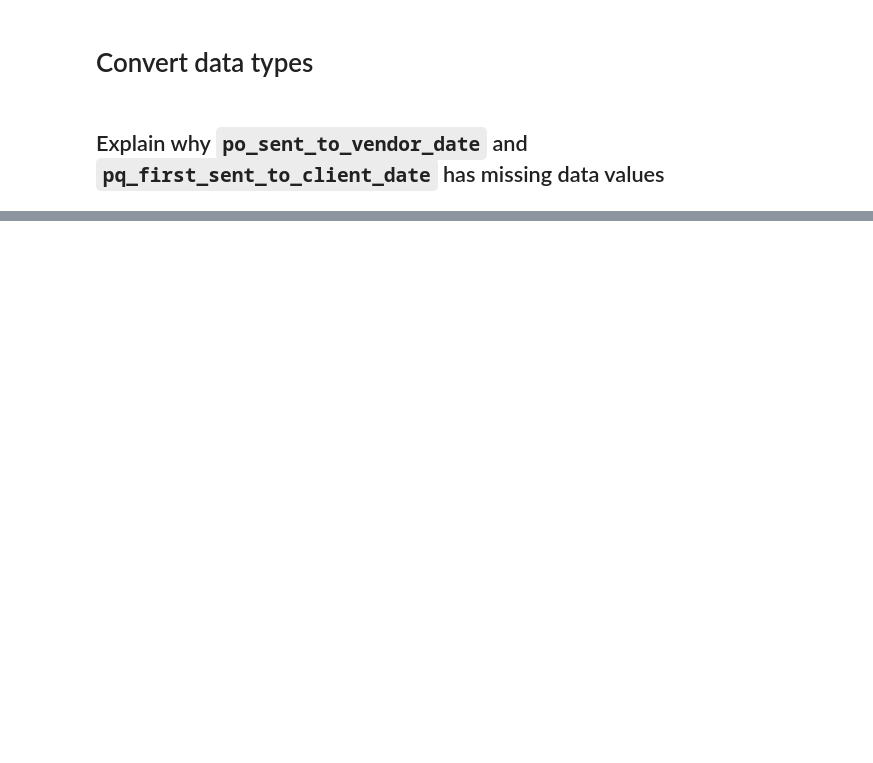
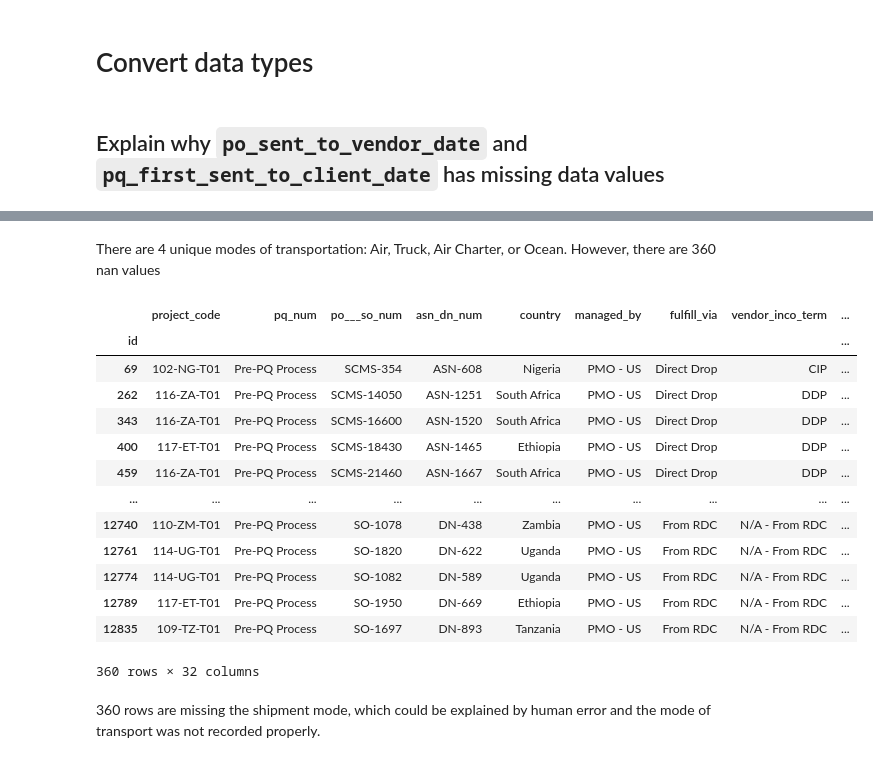
Before and after one commit to chriztopherton/DATA240, a Jupyter notebook: notebooks/BT_EDA.ipynb, the cells around one changed output, grey strips where cells are left out. Cells and saved outputs as stored; diff of their text form; code cells hidden in the pictures; blank space fills up the shorter version.

```diff
--- a/notebooks/BT_EDA.ipynb
+++ b/notebooks/BT_EDA.ipynb
@@ -188,0 +579,21 @@ Followed following EDA tutorial on Kaggle https://www.kaggle.com/code/sumeet07/s
+# %% [markdown]
+There are 4 unique modes of transportation: Air, Truck, Air Charter, or Ocean. However, there are 360 nan values
+# %%
+data[data['shipment_mode'].isnull()]
+# %% [output]
+|  | project_code | pq_num | po___so_num | asn_dn_num | country | managed_by | fulfill_via | vendor_inco_term | ... |
+| id |  |  |  |  |  |  |  |  | ... |
+| 69 | 102-NG-T01 | Pre-PQ Process | SCMS-354 | ASN-608 | Nigeria | PMO - US | Direct Drop | CIP | ... |
+| 262 | 116-ZA-T01 | Pre-PQ Process | SCMS-14050 | ASN-1251 | South Africa | PMO - US | Direct Drop | DDP | ... |
+| 343 | 116-ZA-T01 | Pre-PQ Process | SCMS-16600 | ASN-1520 | South Africa | PMO - US | Direct Drop | DDP | ... |
+| 400 | 117-ET-T01 | Pre-PQ Process | SCMS-18430 | ASN-1465 | Ethiopia | PMO - US | Direct Drop | DDP | ... |
+| 459 | 116-ZA-T01 | Pre-PQ Process | SCMS-21460 | ASN-1667 | South Africa | PMO - US | Direct Drop | DDP | ... |
+| ... | ... | ... | ... | ... | ... | ... | ... | ... | ... |
+| 12740 | 110-ZM-T01 | Pre-PQ Process | SO-1078 | DN-438 | Zambia | PMO - US | From RDC | N/A - From RDC | ... |
+| 12761 | 114-UG-T01 | Pre-PQ Process | SO-1820 | DN-622 | Uganda | PMO - US | From RDC | N/A - From RDC | ... |
+| 12774 | 114-UG-T01 | Pre-PQ Process | SO-1082 | DN-589 | Uganda | PMO - US | From RDC | N/A - From RDC | ... |
+| 12789 | 117-ET-T01 | Pre-PQ Process | SO-1950 | DN-669 | Ethiopia | PMO - US | From RDC | N/A - From RDC | ... |
+| 12835 | 109-TZ-T01 | Pre-PQ Process | SO-1697 | DN-893 | Tanzania | PMO - US | From RDC | N/A - From RDC | ... |
+360 rows × 32 columns
+# %% [markdown]
+360 rows are missing the shipment mode, which could be explained by human error and the mode of transport was not recorded properly.
```
Also changed, not shown: parts of 117 cells of this notebook.
